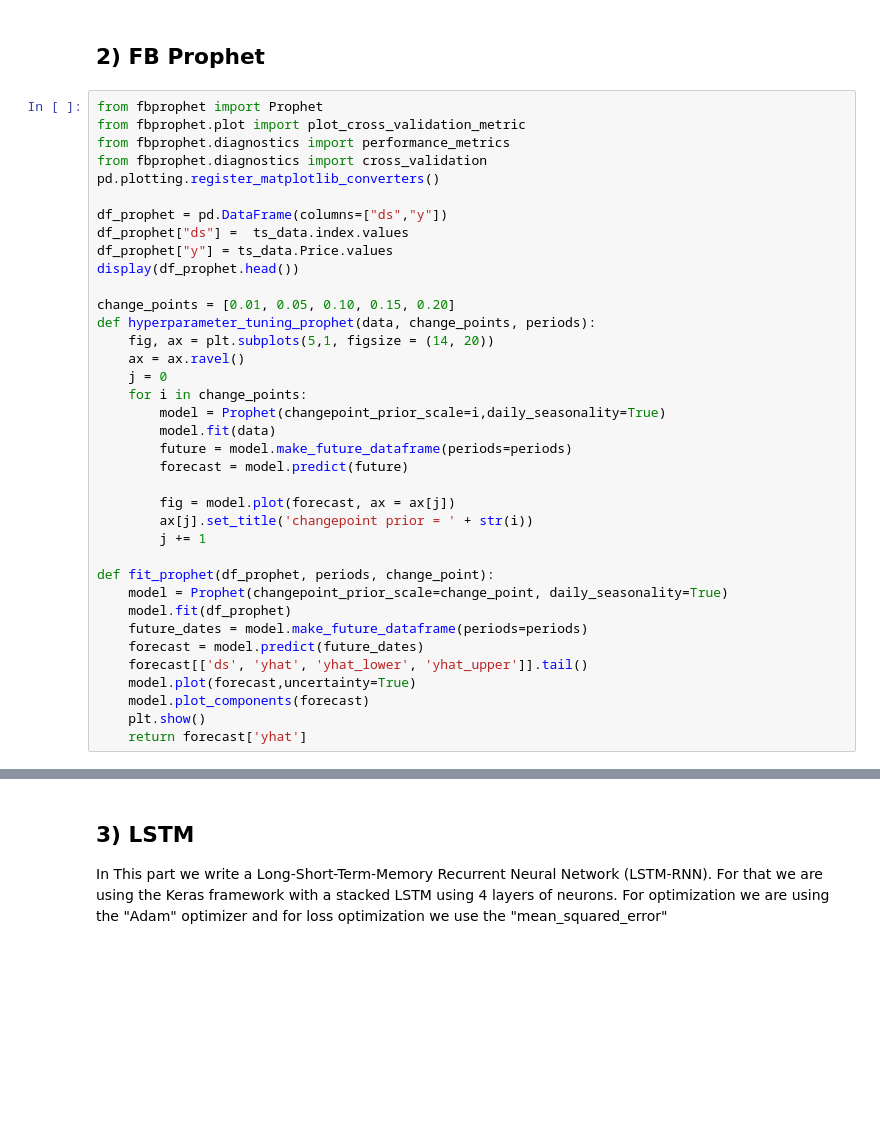
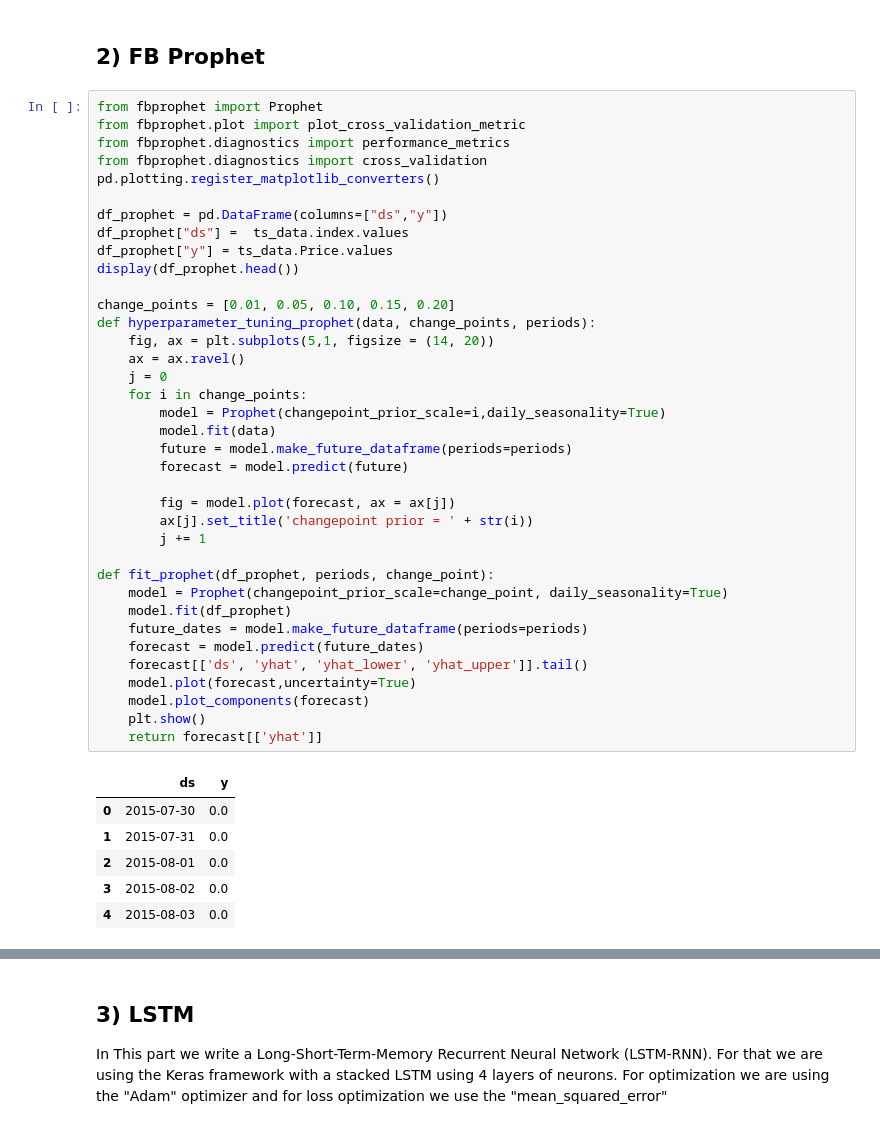
Before and after one commit to y4m4rx/appliedDataScienceProject, a Jupyter notebook: sezi/Combine.ipynb, the cells around one changed output, grey strips where cells are left out. Drawn from its saved outputs; the diff is of its cells as text; blank space fills up the shorter version.

```diff
--- a/sezi/Combine.ipynb
+++ b/sezi/Combine.ipynb
@@ -725,32 +725,39 @@ pd.plotting.register_matplotlib_converters()
 
 df_prophet = pd.DataFrame(columns=["ds","y"])
 df_prophet["ds"] =  ts_data.index.values
 df_prophet["y"] = ts_data.Price.values
 display(df_prophet.head())
 
 change_points = [0.01, 0.05, 0.10, 0.15, 0.20]
 def hyperparameter_tuning_prophet(data, change_points, periods):
     fig, ax = plt.subplots(5,1, figsize = (14, 20))
     ax = ax.ravel()
     j = 0
     for i in change_points:
         model = Prophet(changepoint_prior_scale=i,daily_seasonality=True)
         model.fit(data)
         future = model.make_future_dataframe(periods=periods)
         forecast = model.predict(future)
 
         fig = model.plot(forecast, ax = ax[j])
         ax[j].set_title('changepoint prior = ' + str(i))
         j += 1
 
 def fit_prophet(df_prophet, periods, change_point):
     model = Prophet(changepoint_prior_scale=change_point, daily_seasonality=True)
     model.fit(df_prophet)
     future_dates = model.make_future_dataframe(periods=periods)
     forecast = model.predict(future_dates)
     forecast[['ds', 'yhat', 'yhat_lower', 'yhat_upper']].tail()
     model.plot(forecast,uncertainty=True)
     model.plot_components(forecast)
     plt.show()
-    return forecast['yhat']
+    return forecast[['yhat']]
+# %% [output]
+|  | ds | y |
+| 0 | 2015-07-30 | 0.0 |
+| 1 | 2015-07-31 | 0.0 |
+| 2 | 2015-08-01 | 0.0 |
+| 3 | 2015-08-02 | 0.0 |
+| 4 | 2015-08-03 | 0.0 |
 # %%
```
Also changed, not shown: parts of 3 cells of this notebook.
